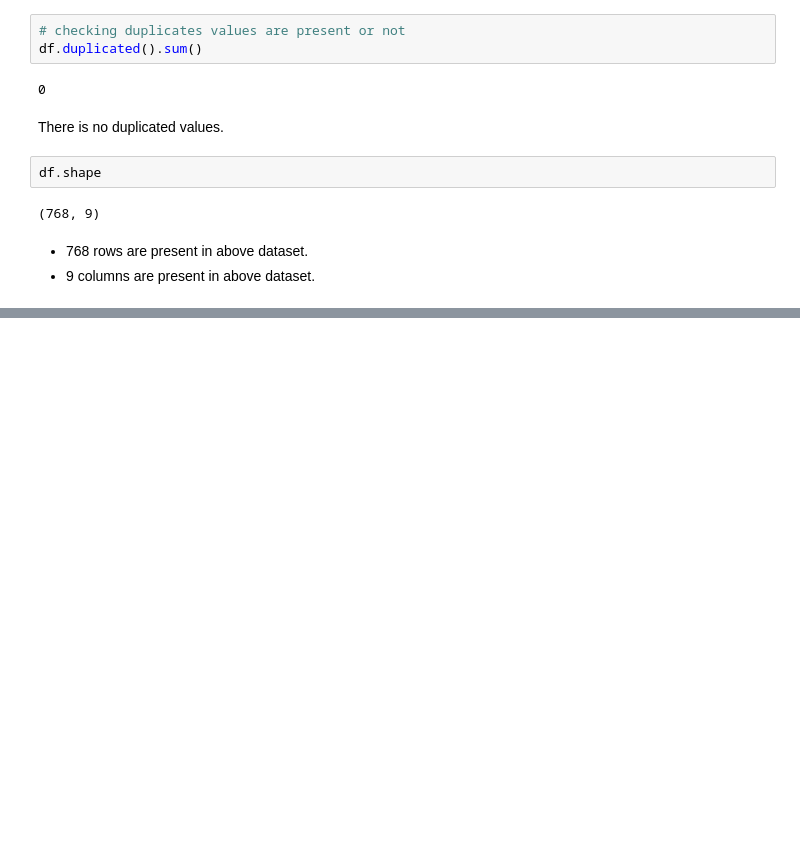
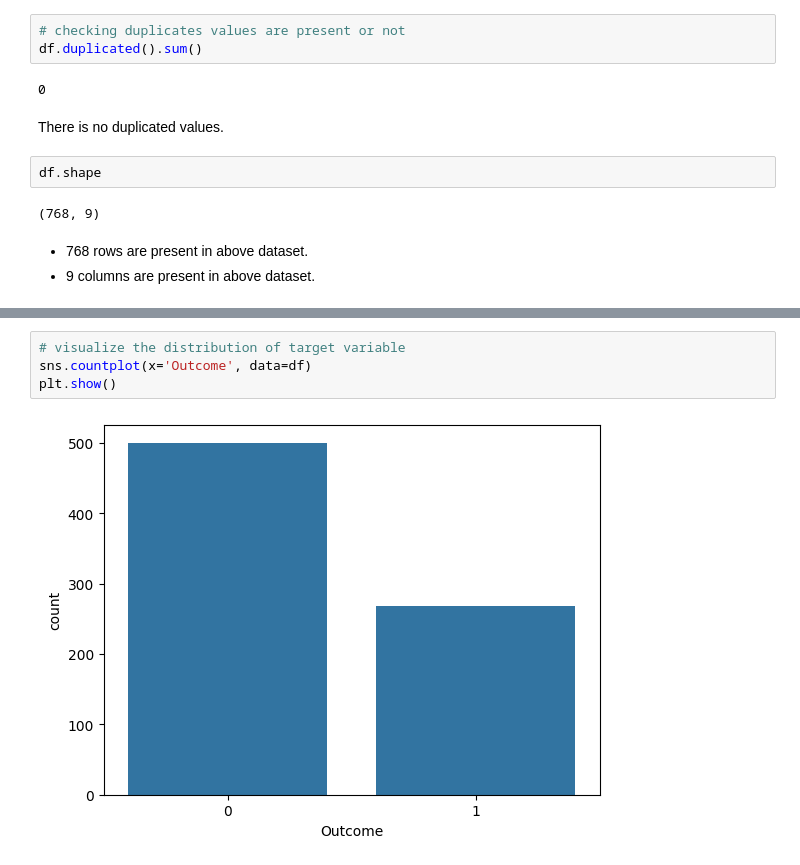
Before and after one commit to dipa-khadka/Datascince_Project, a Jupyter notebook: Diabetes Prediction/Predict the onset of diabetes based on diagnostic measures-project 1.ipynb, the cells around one changed output, grey strips where cells are left out. Cells and saved outputs as stored; diff of their text form; blank space fills up the shorter version.

Commit message:
Data cleaning

```diff
--- a/Diabetes Prediction/Predict the onset of diabetes based on diagnostic measures-project 1.ipynb
+++ b/Diabetes Prediction/Predict the onset of diabetes based on diagnostic measures-project 1.ipynb
@@ -101,0 +114,6 @@ df.shape
+# %%
+# visualize the distribution of target variable
+sns.countplot(x='Outcome', data=df)
+plt.show()
+# %% [output]
+[figure, added]
```
Also changed, not shown: parts of 7 cells of this notebook.
